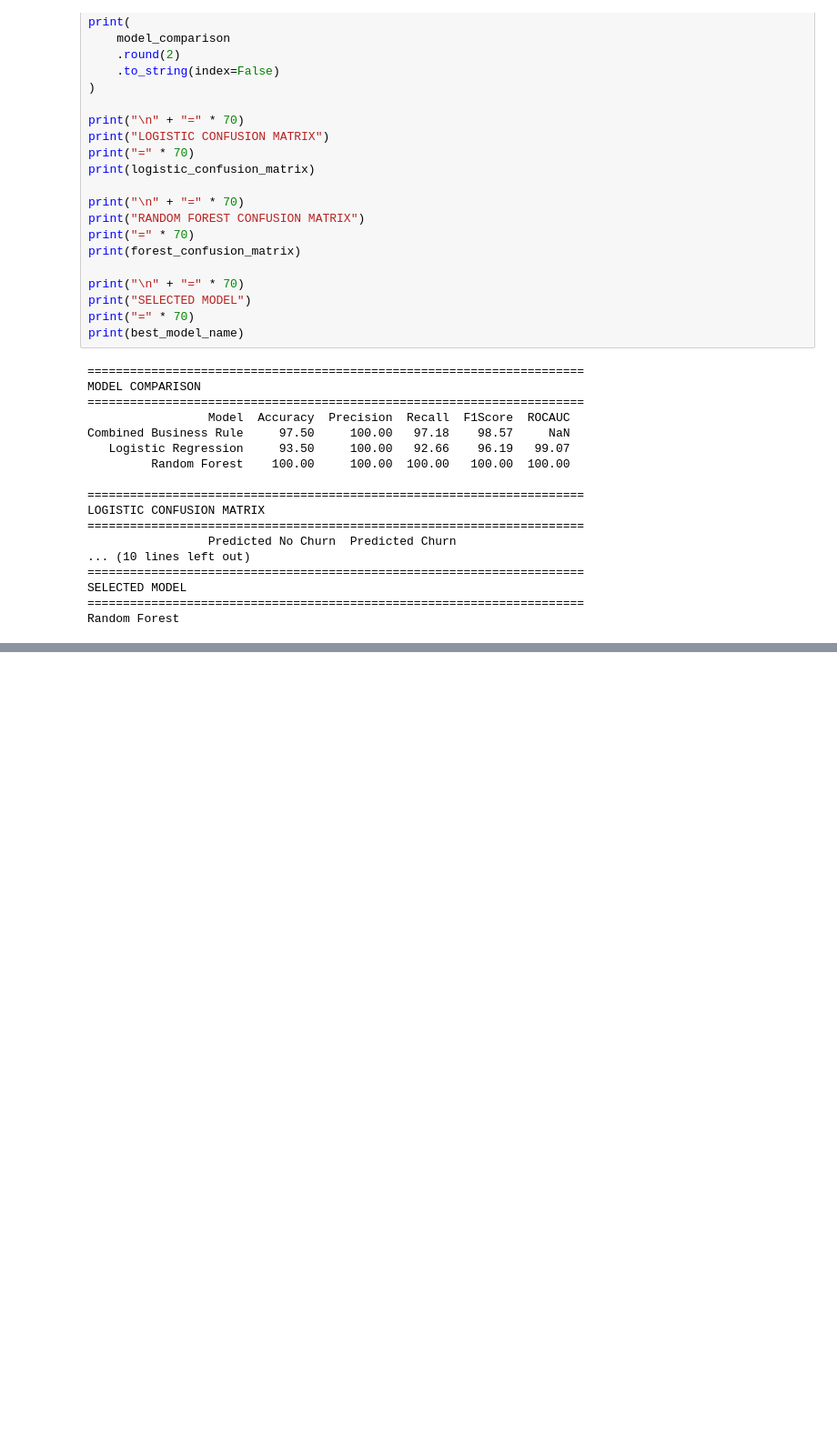
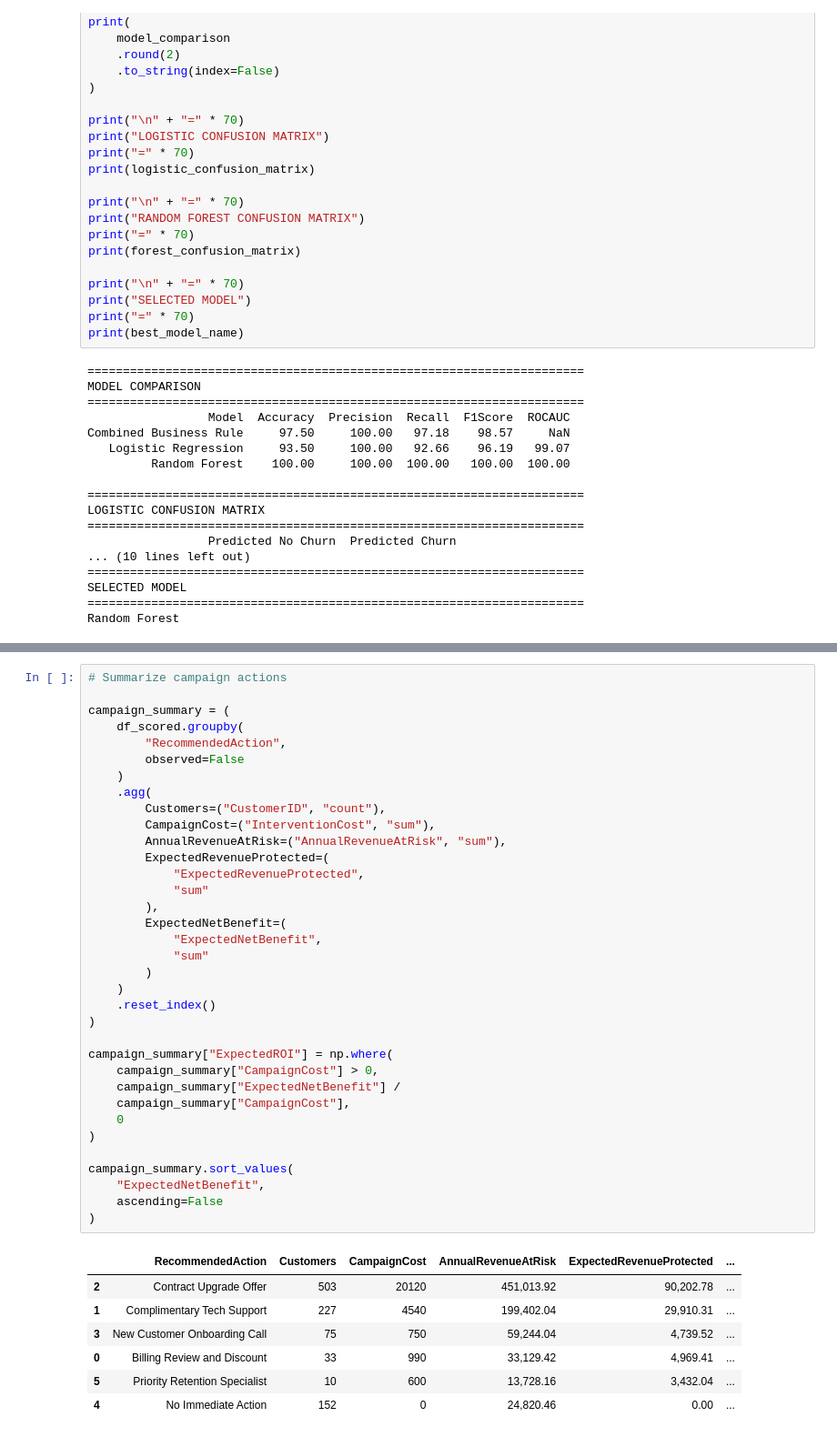
Before and after one commit to deardisha/retentioniq-telecom-churn, a Jupyter notebook: notebooks/01_retentioniq_analysis.ipynb, the cells around one changed output, grey strips where cells are left out. Shown at 91% size. Saved outputs shown, nothing was run; the diff lists cells and outputs as text; blank space fills up the shorter version.

```diff
--- a/notebooks/01_retentioniq_analysis.ipynb
+++ b/notebooks/01_retentioniq_analysis.ipynb
@@ -2066,0 +2442,43 @@ Random Forest
+# %%
+# Summarize campaign actions
+
+campaign_summary = (
+    df_scored.groupby(
+        "RecommendedAction",
+        observed=False
+    )
+    .agg(
+        Customers=("CustomerID", "count"),
+        CampaignCost=("InterventionCost", "sum"),
+        AnnualRevenueAtRisk=("AnnualRevenueAtRisk", "sum"),
+        ExpectedRevenueProtected=(
+            "ExpectedRevenueProtected",
+            "sum"
+        ),
+        ExpectedNetBenefit=(
+            "ExpectedNetBenefit",
+            "sum"
+        )
+    )
+    .reset_index()
+)
+
+campaign_summary["ExpectedROI"] = np.where(
+    campaign_summary["CampaignCost"] > 0,
+    campaign_summary["ExpectedNetBenefit"] /
+    campaign_summary["CampaignCost"],
+    0
+)
+
+campaign_summary.sort_values(
+    "ExpectedNetBenefit",
+    ascending=False
+)
+# %% [output]
+|  | RecommendedAction | Customers | CampaignCost | AnnualRevenueAtRisk | ExpectedRevenueProtected | ... |
+| 2 | Contract Upgrade Offer | 503 | 20120 | 451,013.92 | 90,202.78 | ... |
+| 1 | Complimentary Tech Support | 227 | 4540 | 199,402.04 | 29,910.31 | ... |
+| 3 | New Customer Onboarding Call | 75 | 750 | 59,244.04 | 4,739.52 | ... |
+| 0 | Billing Review and Discount | 33 | 990 | 33,129.42 | 4,969.41 | ... |
+| 5 | Priority Retention Specialist | 10 | 600 | 13,728.16 | 3,432.04 | ... |
+| 4 | No Immediate Action | 152 | 0 | 24,820.46 | 0.00 | ... |
```
Also changed, not shown: parts of 18 cells of this notebook, 2 other files.
